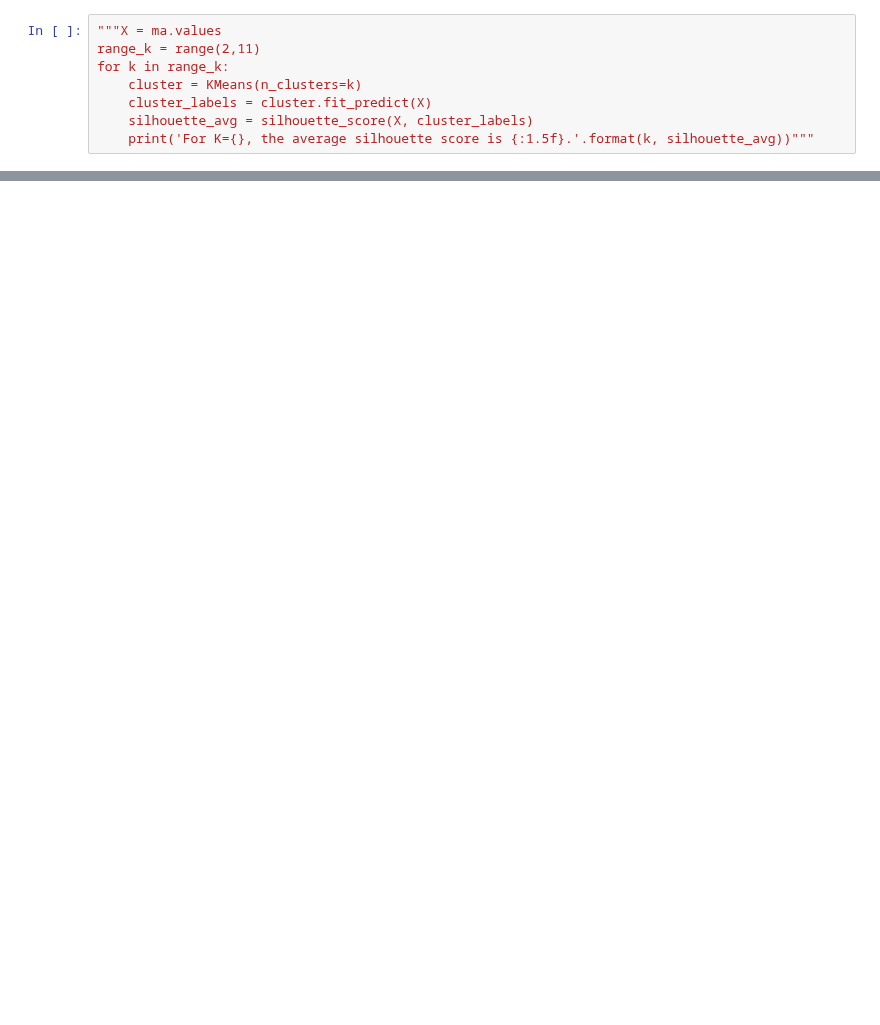
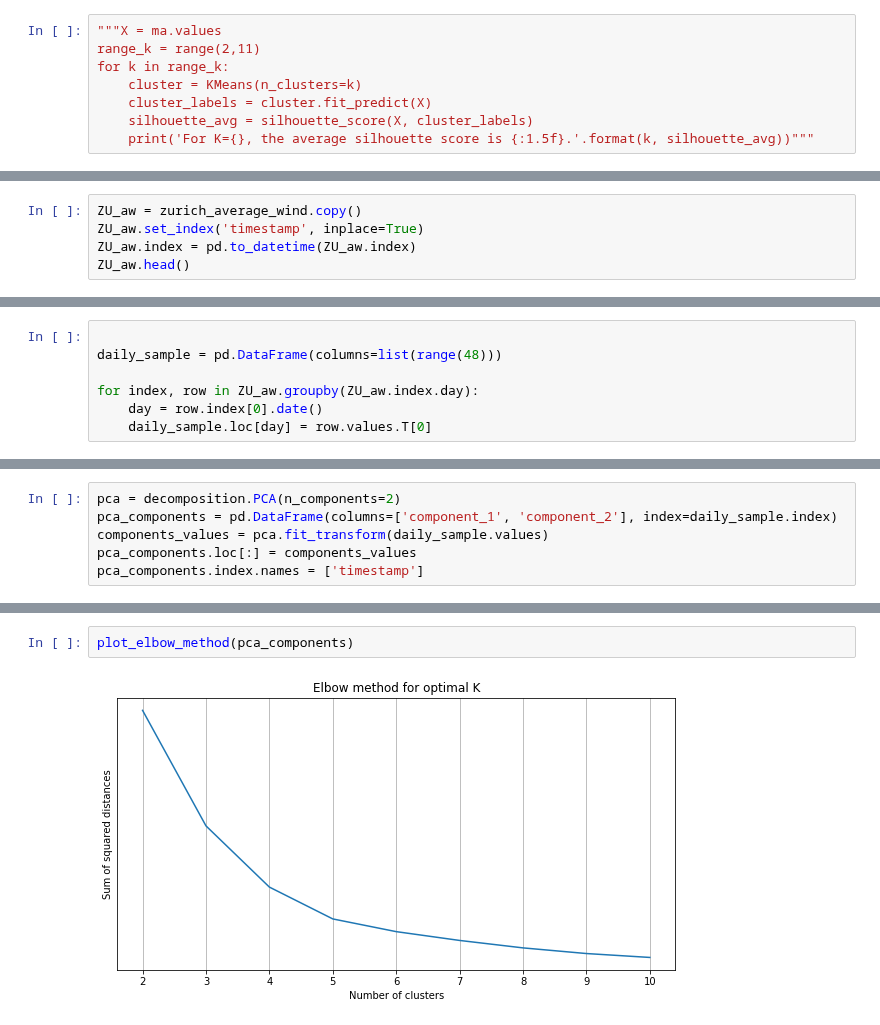
Before and after one commit to joelmfonseca/COM-503, a Jupyter notebook: mini_project/mini_project.ipynb, the cells around one changed output, grey strips where cells are left out. Cells and saved outputs as stored; diff of their text form; blank space fills up the shorter version.

```diff
--- a/mini_project/mini_project.ipynb
+++ b/mini_project/mini_project.ipynb
@@ -163,0 +242,5 @@ ma.head()
+# %%
+ZU_aw = zurich_average_wind.copy()
+ZU_aw.set_index('timestamp', inplace=True)
+ZU_aw.index = pd.to_datetime(ZU_aw.index)
+ZU_aw.head()
@@ -163,0 +257,7 @@ ma.head()
+# %%
+
+daily_sample = pd.DataFrame(columns=list(range(48)))
+
+for index, row in ZU_aw.groupby(ZU_aw.index.day):
+    day = row.index[0].date()
+    daily_sample.loc[day] = row.values.T[0]
@@ -163,0 +276,6 @@ ma.head()
+# %%
+pca = decomposition.PCA(n_components=2)
+pca_components = pd.DataFrame(columns=['component_1', 'component_2'], index=daily_sample.index)
+components_values = pca.fit_transform(daily_sample.values)
+pca_components.loc[:] = components_values
+pca_components.index.names = ['timestamp']
@@ -163,0 +292,4 @@ ma.head()
+# %%
+plot_elbow_method(pca_components)
+# %% [output]
+[figure, added]
```
Also changed, not shown: parts of 16 cells of this notebook.
